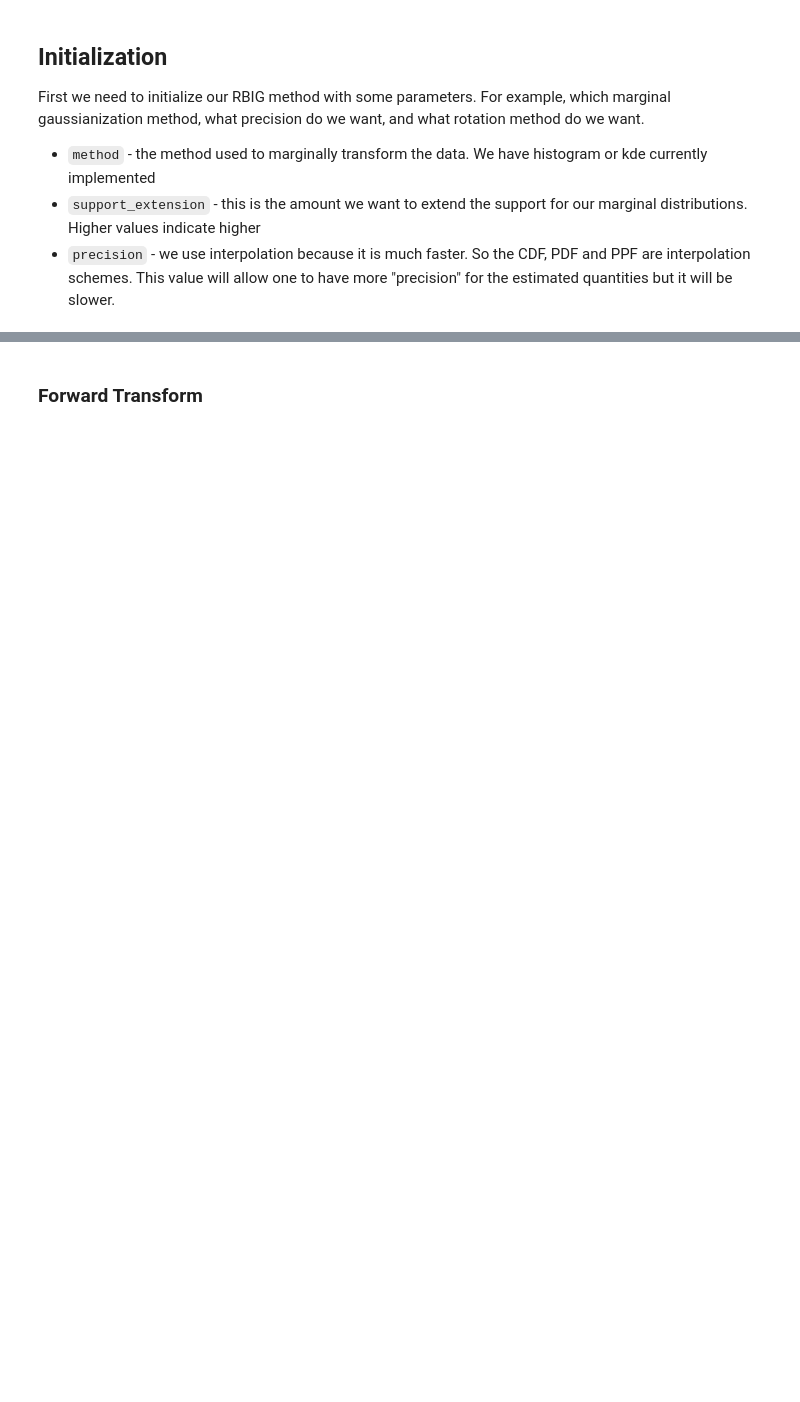
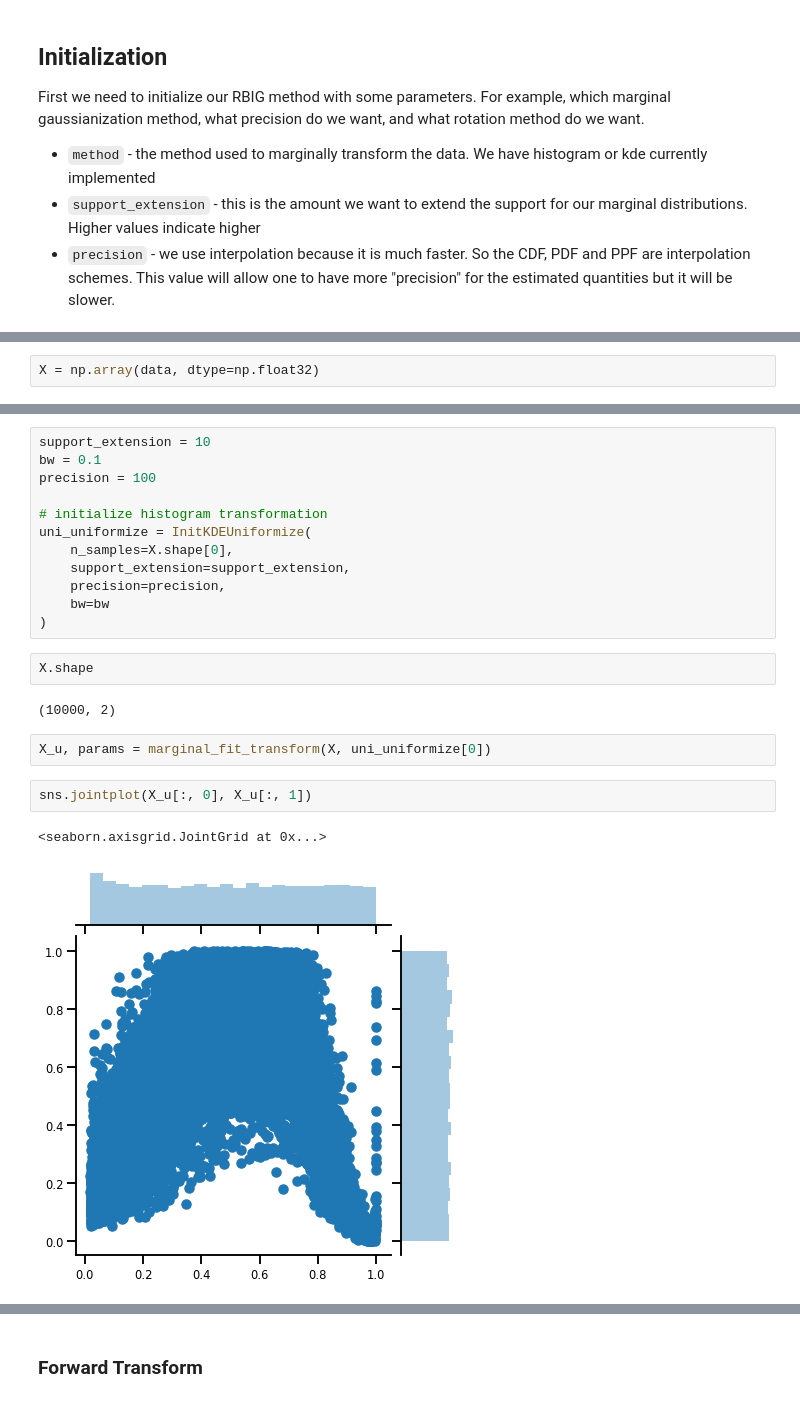
Before and after one commit to IPL-UV/rbig_jax, a Jupyter notebook: notebooks/iterative/details/1.3_iterative_gaussianization.ipynb, the cells around one changed output, grey strips where cells are left out. Saved outputs shown, nothing was run; the diff lists cells and outputs as text; blank space fills up the shorter version.

```diff
--- a/notebooks/iterative/details/1.3_iterative_gaussianization.ipynb
+++ b/notebooks/iterative/details/1.3_iterative_gaussianization.ipynb
@@ -159,0 +81,2 @@ sns.jointplot(X_r[:, 0], X_r[:, 1])
+# %%
+X = np.array(data, dtype=np.float32)
@@ -159,0 +107,23 @@ sns.jointplot(X_r[:, 0], X_r[:, 1])
+# %%
+support_extension = 10
+bw = 0.1
+precision = 100
+
+# initialize histogram transformation
+uni_uniformize = InitKDEUniformize(
+    n_samples=X.shape[0],
+    support_extension=support_extension,
+    precision=precision,
+    bw=bw
+)
+# %%
+X.shape
+# %% [output]
+(10000, 2)
+# %%
+X_u, params = marginal_fit_transform(X, uni_uniformize[0])
+# %%
+sns.jointplot(X_u[:, 0], X_u[:, 1])
+# %% [output]
+<seaborn.axisgrid.JointGrid at 0x...>
+[figure, added]
```
Also changed, not shown: parts of 108 cells of this notebook, 6 other files.
